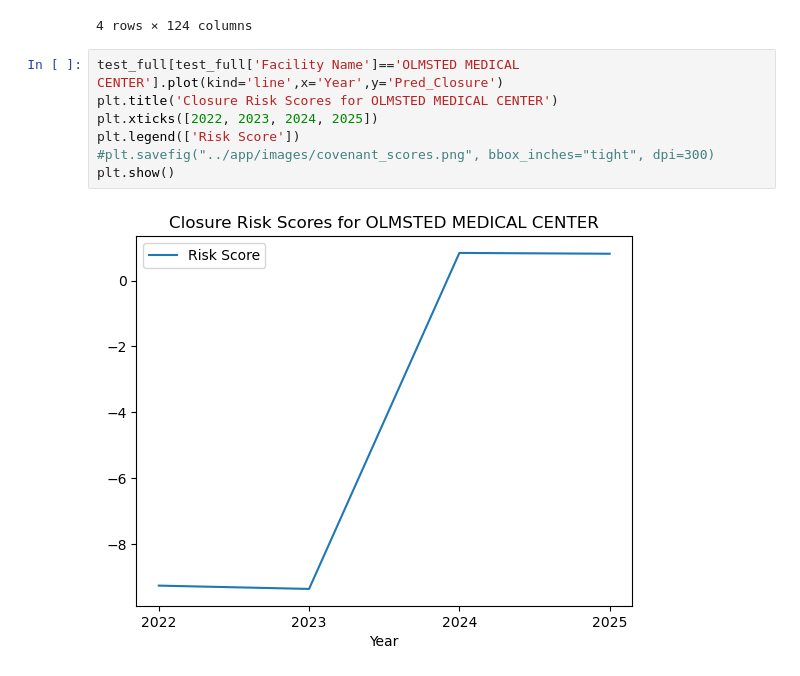
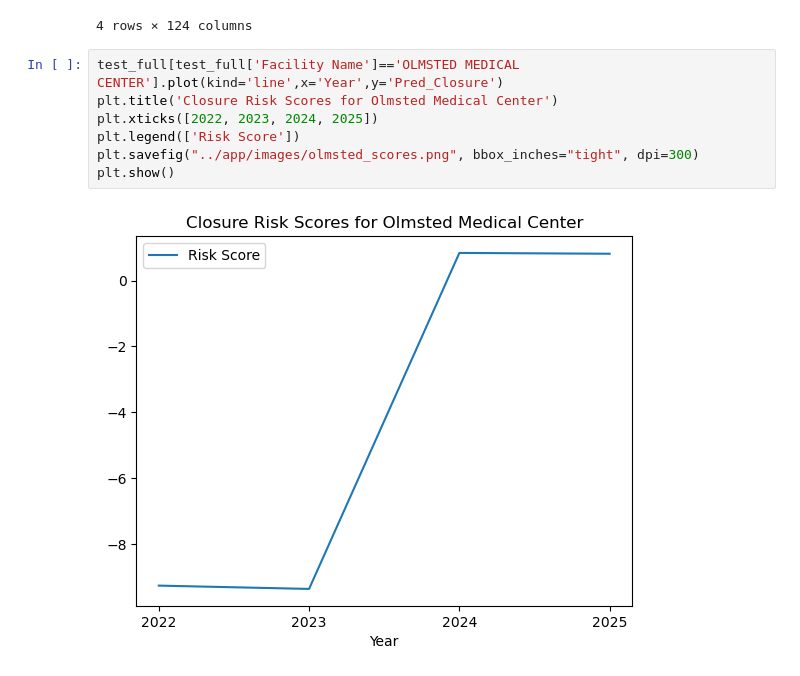
Before and after one commit to aezell314/Predicting_Hospital_Closures, a Jupyter notebook: notebooks/7_Model_Interpretability_and_Explainability.ipynb, the cells around one changed output. Saved outputs shown, nothing was run; the diff lists cells and outputs as text.

```diff
--- a/notebooks/Model Interpretability and Explainability.ipynb
+++ b/notebooks/7_Model_Interpretability_and_Explainability.ipynb
@@ -212,10 +216,10 @@ test_full[test_full['Facility Name']=='OLMSTED MEDICAL CENTER']
 4 rows × 124 columns
 # %%
 test_full[test_full['Facility Name']=='OLMSTED MEDICAL CENTER'].plot(kind='line',x='Year',y='Pred_Closure')
-plt.title('Closure Risk Scores for OLMSTED MEDICAL CENTER')
+plt.title('Closure Risk Scores for Olmsted Medical Center')
 plt.xticks([2022, 2023, 2024, 2025])
 plt.legend(['Risk Score'])
-#plt.savefig("../app/images/covenant_scores.png", bbox_inches="tight", dpi=300)
+plt.savefig("../app/images/olmsted_scores.png", bbox_inches="tight", dpi=300)
 plt.show()
 # %% [output]
-[figure, old version]
+[figure, new version]
```
Also changed, not shown: parts of 4 cells of this notebook, 1 other file.
